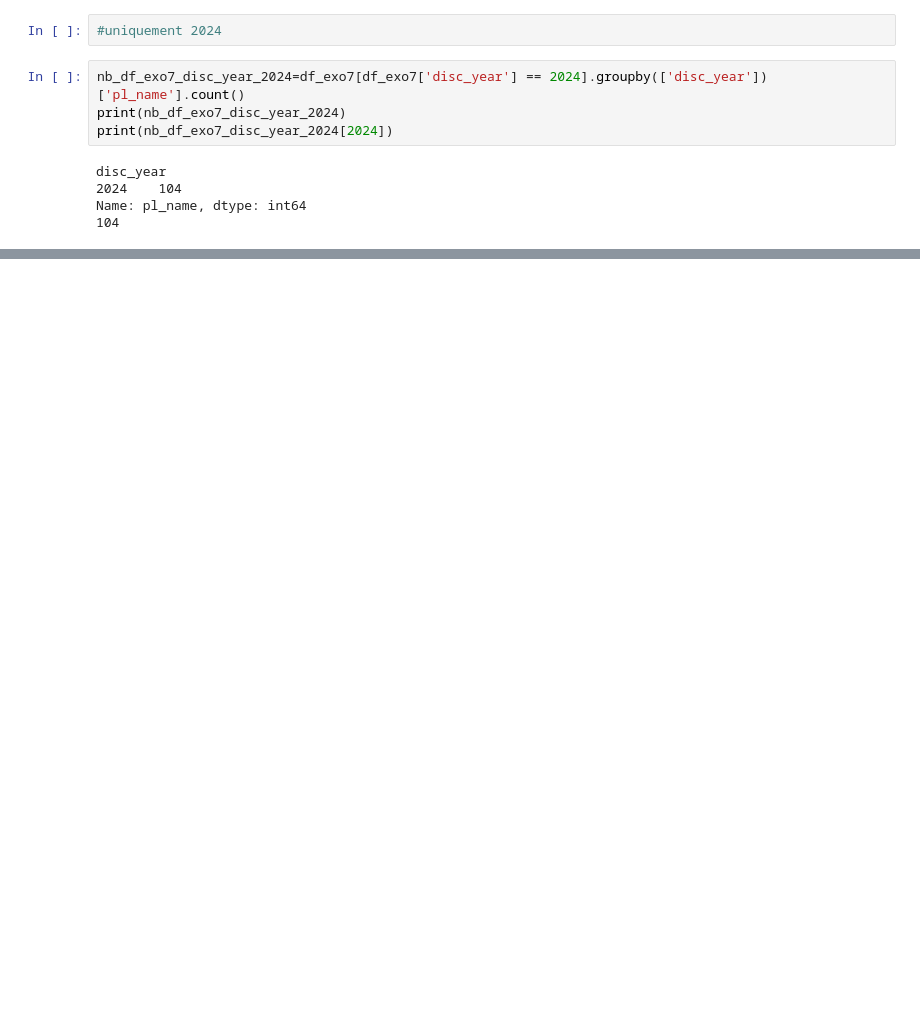
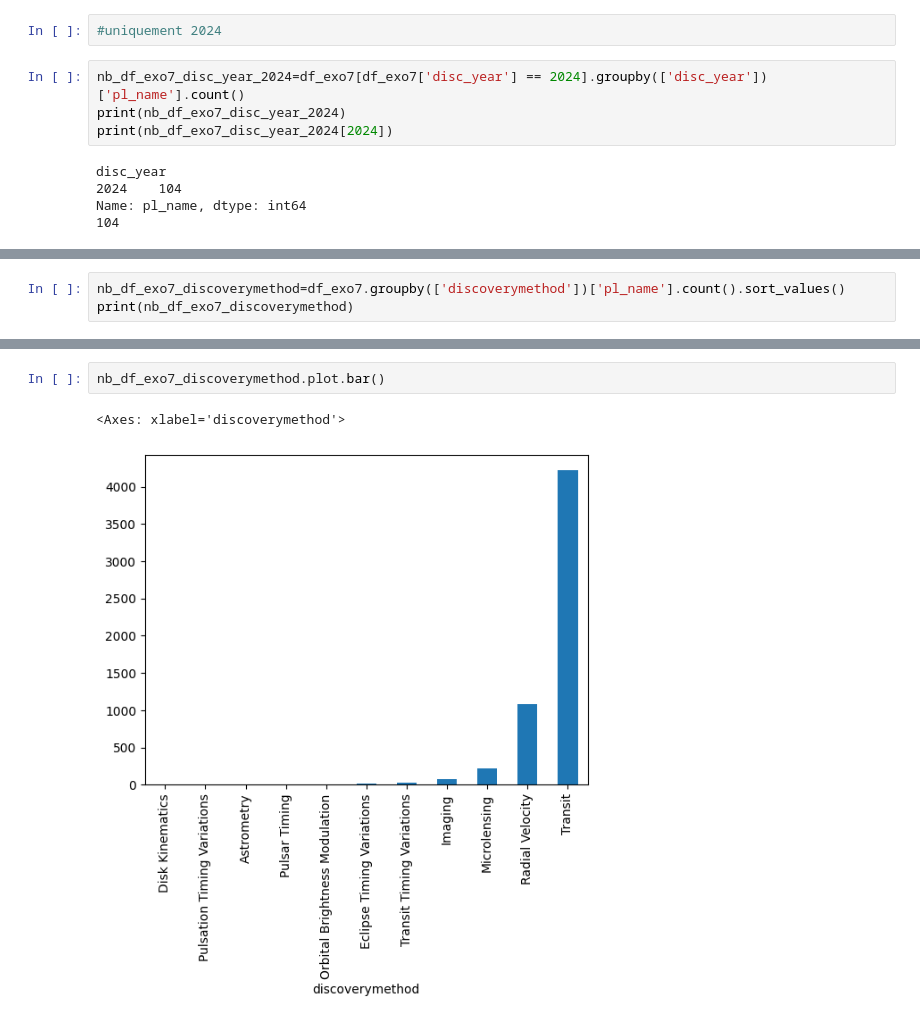
Before and after one commit to miraceti/Webscrapt, a Jupyter notebook: exoplanets/exo2/exo6/exo7_001.ipynb, the cells around one changed output, grey strips where cells are left out. Saved outputs shown, nothing was run; the diff lists cells and outputs as text; blank space fills up the shorter version.

```diff
--- a/exoplanets/exo2/exo6/exo7_001.ipynb
+++ b/exoplanets/exo2/exo6/exo7_001.ipynb
@@ -192,0 +200,3 @@ Name: pl_name, dtype: int64
+# %%
+nb_df_exo7_discoverymethod=df_exo7.groupby(['discoverymethod'])['pl_name'].count().sort_values()
+print(nb_df_exo7_discoverymethod)
@@ -192,0 +217,5 @@ Name: pl_name, dtype: int64
+# %%
+nb_df_exo7_discoverymethod.plot.bar()
+# %% [output]
+<Axes: xlabel='discoverymethod'>
+[figure, added]
```
Also changed, not shown: parts of 4 cells of this notebook.
